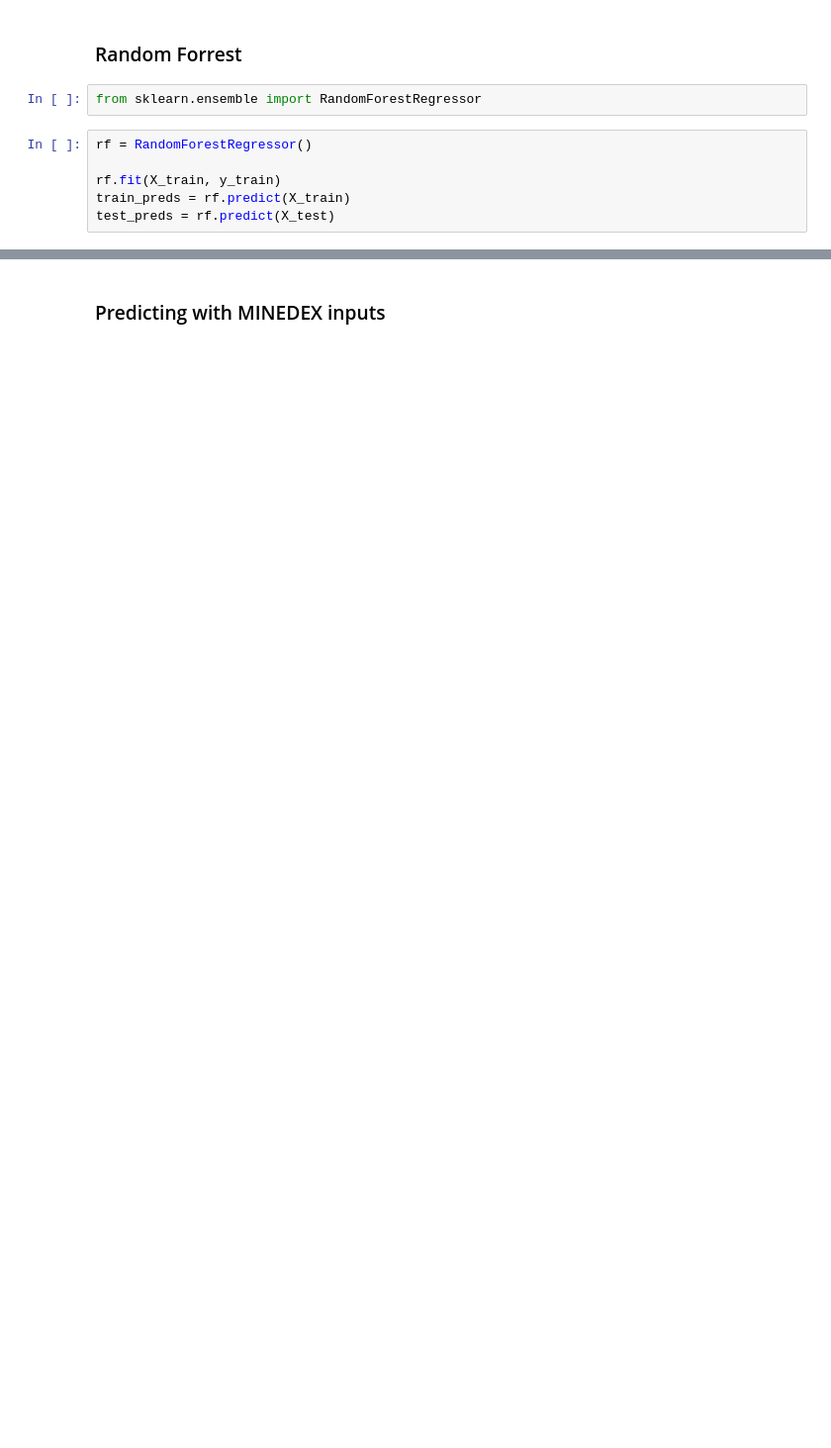
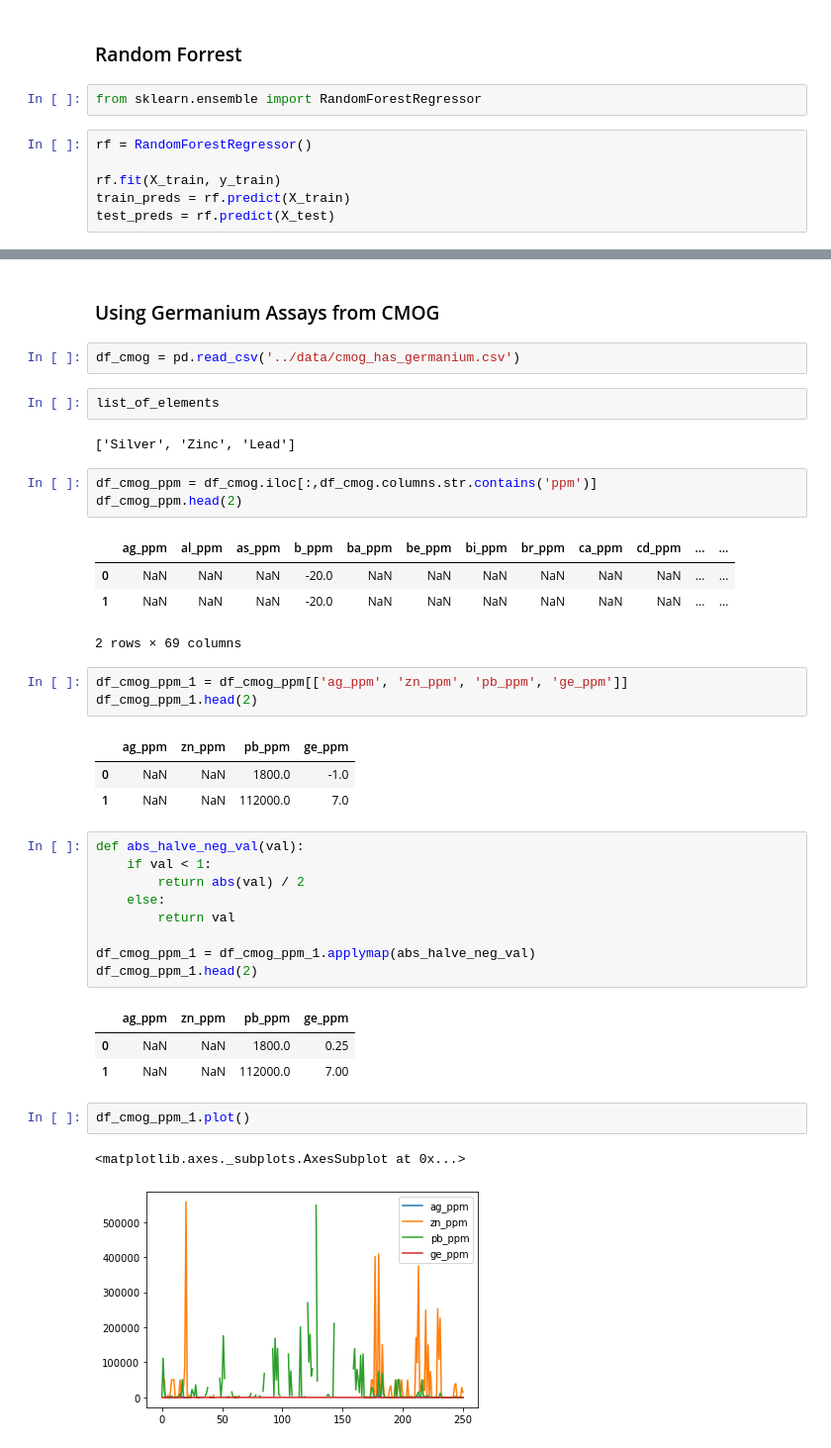
Before and after one commit to franticOreo/CriticalMinerals, a Jupyter notebook: eli/MINEDEX_EDA.ipynb, the cells around one changed output, grey strips where cells are left out. Shown at 99% size. Saved outputs shown, nothing was run; the diff lists cells and outputs as text; blank space fills up the shorter version.

```diff
--- a/eli/MINEDEX_EDA.ipynb
+++ b/eli/MINEDEX_EDA.ipynb
@@ -262,2 +264,41 @@ Test MSE: 2118.8753814814813
-# %% [markdown]
-### Predicting with MINEDEX inputs
+# %% [markdown]
+### Using Germanium Assays from CMOG
+# %%
+df_cmog = pd.read_csv('../data/cmog_has_germanium.csv')
+# %%
+list_of_elements
+# %% [output]
+['Silver', 'Zinc', 'Lead']
+# %%
+df_cmog_ppm = df_cmog.iloc[:,df_cmog.columns.str.contains('ppm')]
+df_cmog_ppm.head(2)
+# %% [output]
+|  | ag_ppm | al_ppm | as_ppm | b_ppm | ba_ppm | be_ppm | bi_ppm | br_ppm | ca_ppm | cd_ppm | ... | ... |
+| 0 | NaN | NaN | NaN | -20.0 | NaN | NaN | NaN | NaN | NaN | NaN | ... | ... |
+| 1 | NaN | NaN | NaN | -20.0 | NaN | NaN | NaN | NaN | NaN | NaN | ... | ... |
+2 rows × 69 columns
+# %%
+df_cmog_ppm_1 = df_cmog_ppm[['ag_ppm', 'zn_ppm', 'pb_ppm', 'ge_ppm']]
+df_cmog_ppm_1.head(2)
+# %% [output]
+|  | ag_ppm | zn_ppm | pb_ppm | ge_ppm |
+| 0 | NaN | NaN | 1800.0 | -1.0 |
+| 1 | NaN | NaN | 112000.0 | 7.0 |
+# %%
+def abs_halve_neg_val(val):
+    if val < 1:
+        return abs(val) / 2
+    else:
+        return val
+
+df_cmog_ppm_1 = df_cmog_ppm_1.applymap(abs_halve_neg_val)
+df_cmog_ppm_1.head(2)
+# %% [output]
+|  | ag_ppm | zn_ppm | pb_ppm | ge_ppm |
+| 0 | NaN | NaN | 1800.0 | 0.25 |
+| 1 | NaN | NaN | 112000.0 | 7.00 |
+# %%
+df_cmog_ppm_1.plot()
+# %% [output]
+<matplotlib.axes._subplots.AxesSubplot at 0x...>
+[figure, added]
```
Also changed, not shown: parts of 11 cells of this notebook, 3 other files.
